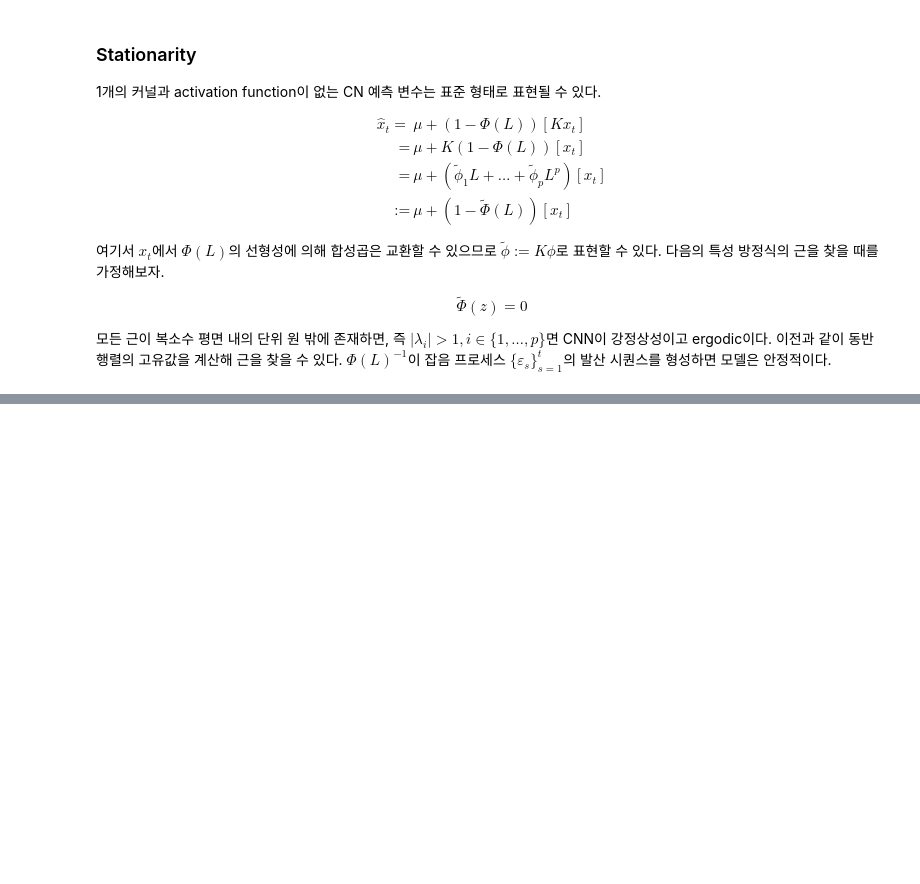
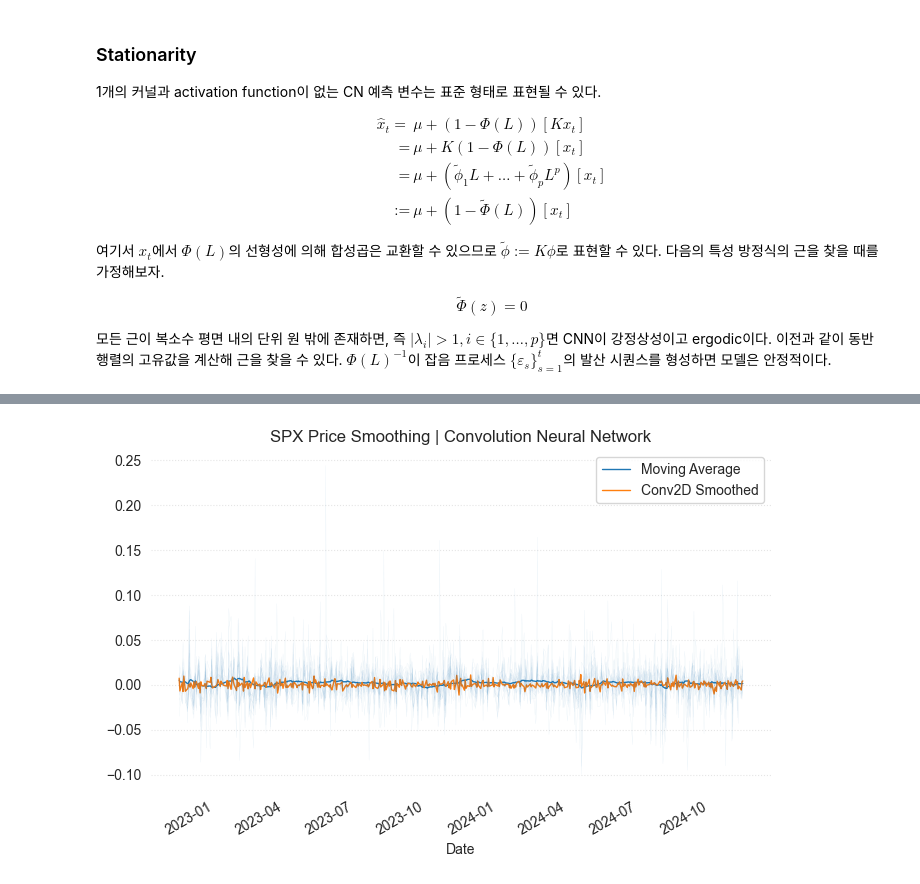
Before and after one commit to Tommylee1013/FinancialDeepLearning, a Jupyter notebook: Notes/Smoothing/ConvolutionNeuralNetwork.ipynb, the cells around one changed output, grey strips where cells are left out. Saved outputs shown, nothing was run; the diff lists cells and outputs as text; code cells hidden in the pictures; blank space fills up the shorter version.

```diff
--- a/Notes/Smoothing/ConvolutionNeuralNetwork.ipynb
+++ b/Notes/Smoothing/ConvolutionNeuralNetwork.ipynb
@@ -202,0 +433,2 @@ $$\left[ H \times g\right]_{i,j} = \sum_{p,q = -k}^k H_{k+1+p, k+1+q}g_{i+p, j+q
+# %%
+returns = data.pct_change().dropna()
@@ -202,0 +457,15 @@ $$\left[ H \times g\right]_{i,j} = \sum_{p,q = -k}^k H_{k+1+p, k+1+q}g_{i+p, j+q
+# %%
+in_channels = 1
+no_asset, window = X_tensor.shape[2], X_tensor.shape[3]
+nb_filter = 16
+kernel_size = (3, 3)
+nb_outputs = 1
+# %%
+conv2d_model = Conv2DNet(
+    number_of_assets = no_asset,
+    window = window,
+    in_channels = in_channels,
+    nb_filter = nb_filter,
+    kernel_size = kernel_size,
+    nb_outputs = nb_outputs
+)
@@ -202,0 +487,29 @@ $$\left[ H \times g\right]_{i,j} = \sum_{p,q = -k}^k H_{k+1+p, k+1+q}g_{i+p, j+q
+# %%
+with torch.no_grad():
+    sample_output = conv2d_model(X_tensor)
+# %%
+fig, ax = plt.subplots(figsize = (8, 5))
+
+ax.plot(
+    data.index[-500:], pd.Series(
+        y
+    ).rolling(20).mean()[-500:],
+    label = 'Moving Average',
+    lw = 1
+)
+ax.plot(
+    data.index[-500:],
+    sample_output[-500:],
+    label = 'Conv2D Smoothed',
+    lw = 1
+)
+plt.legend()
+returns.iloc[-500:].plot(ax = ax, legend = False, alpha = 0.1, lw = 0.2, color = 'tab:blue')
+for spine in ax.spines.values():
+    spine.set_visible(False)
+ax.grid(False)
+ax.yaxis.grid(True, ls = ':', alpha = 0.5)
+plt.title('SPX Price Smoothing | Convolution Neural Network')
+plt.show()
+# %% [output]
+[figure, added]
```
Also changed, not shown: parts of 24 cells of this notebook, 1 other file.
